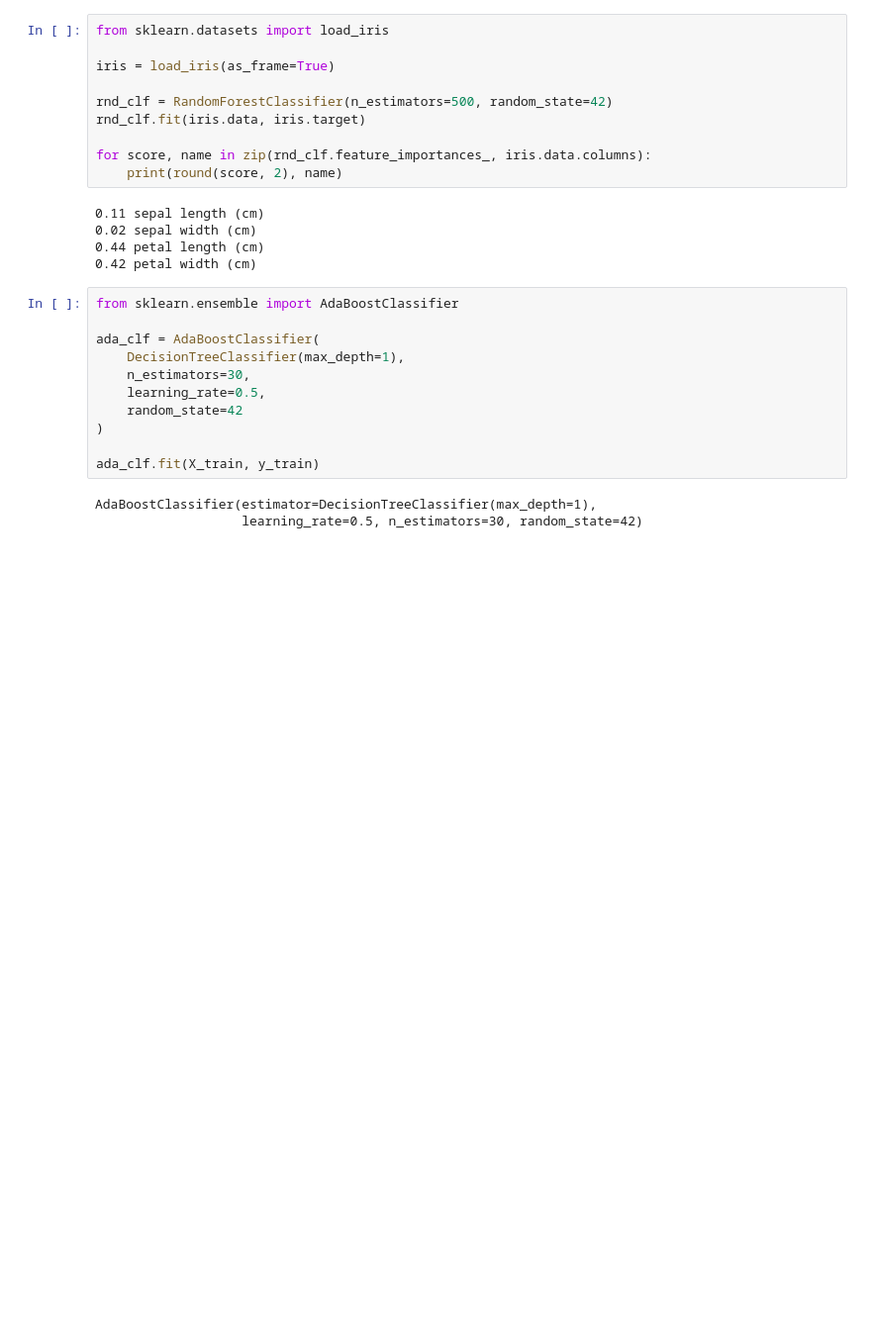
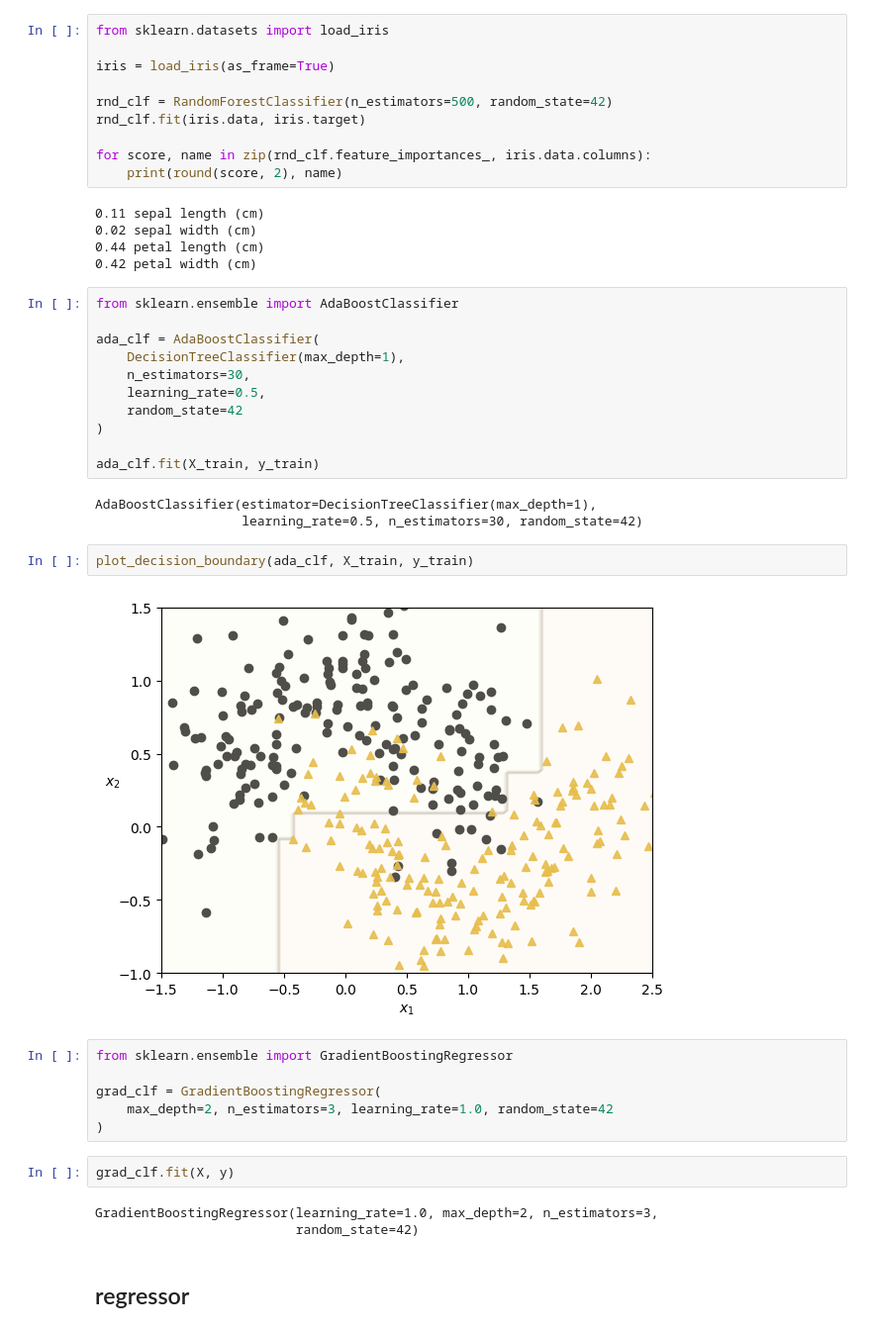
Before and after one commit to sunodmongia/RandomForest, a Jupyter notebook: RandomForest.ipynb, the cells around one changed output. Shown: that part at 99% size. Saved outputs shown, nothing was run; the diff lists cells and outputs as text; blank space fills up the shorter version.

Commit message:
Gradient Boost regressor

```diff
--- a/RandomForest.ipynb
+++ b/RandomForest.ipynb
@@ -234,3 +234,20 @@ ada_clf.fit(X_train, y_train)
 # %% [output]
 AdaBoostClassifier(estimator=DecisionTreeClassifier(max_depth=1),
                    learning_rate=0.5, n_estimators=30, random_state=42)
+# %%
+plot_decision_boundary(ada_clf, X_train, y_train)
+# %% [output]
+[figure, added]
+# %%
+from sklearn.ensemble import GradientBoostingRegressor
+
+grad_clf = GradientBoostingRegressor(
+    max_depth=2, n_estimators=3, learning_rate=1.0, random_state=42
+)
+# %%
+grad_clf.fit(X, y)
+# %% [output]
+GradientBoostingRegressor(learning_rate=1.0, max_depth=2, n_estimators=3,
+                          random_state=42)
+# %% [markdown]
+## regressor
```
Also changed, not shown: parts of 9 cells of this notebook.
